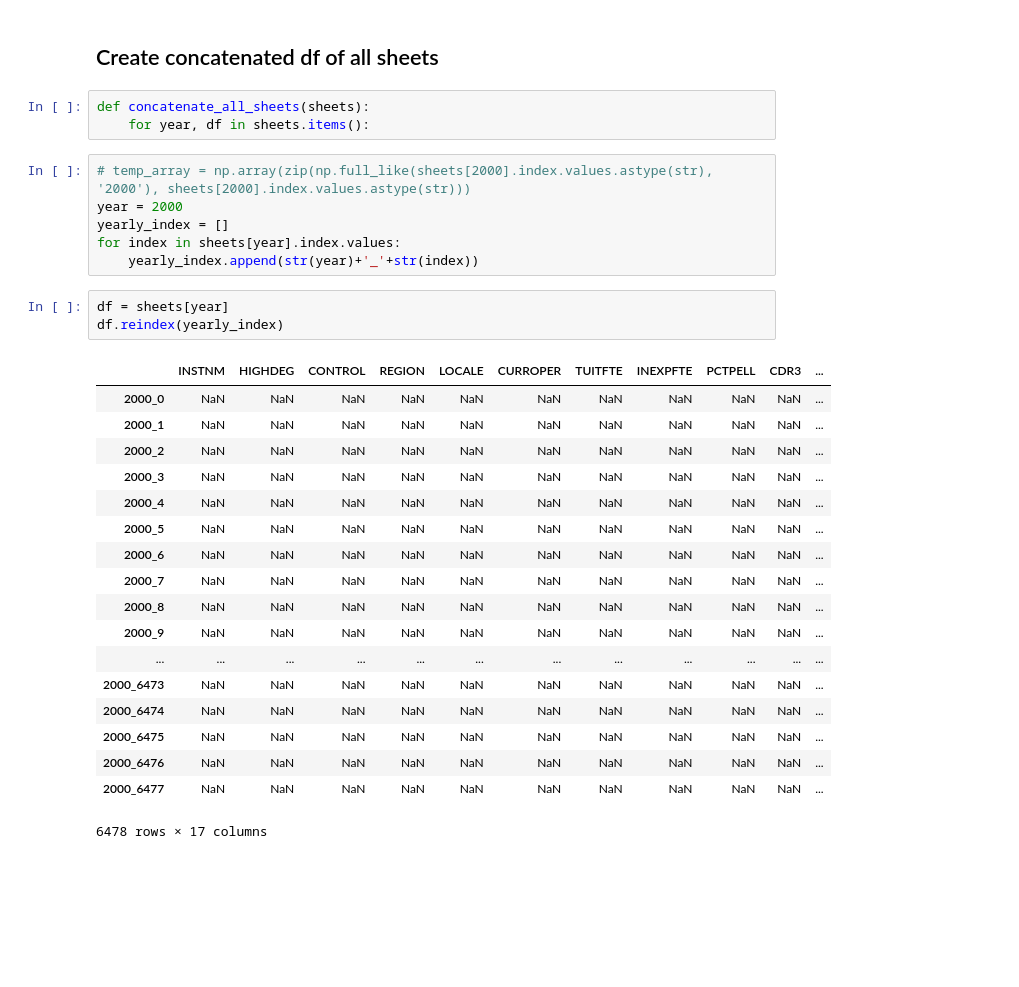
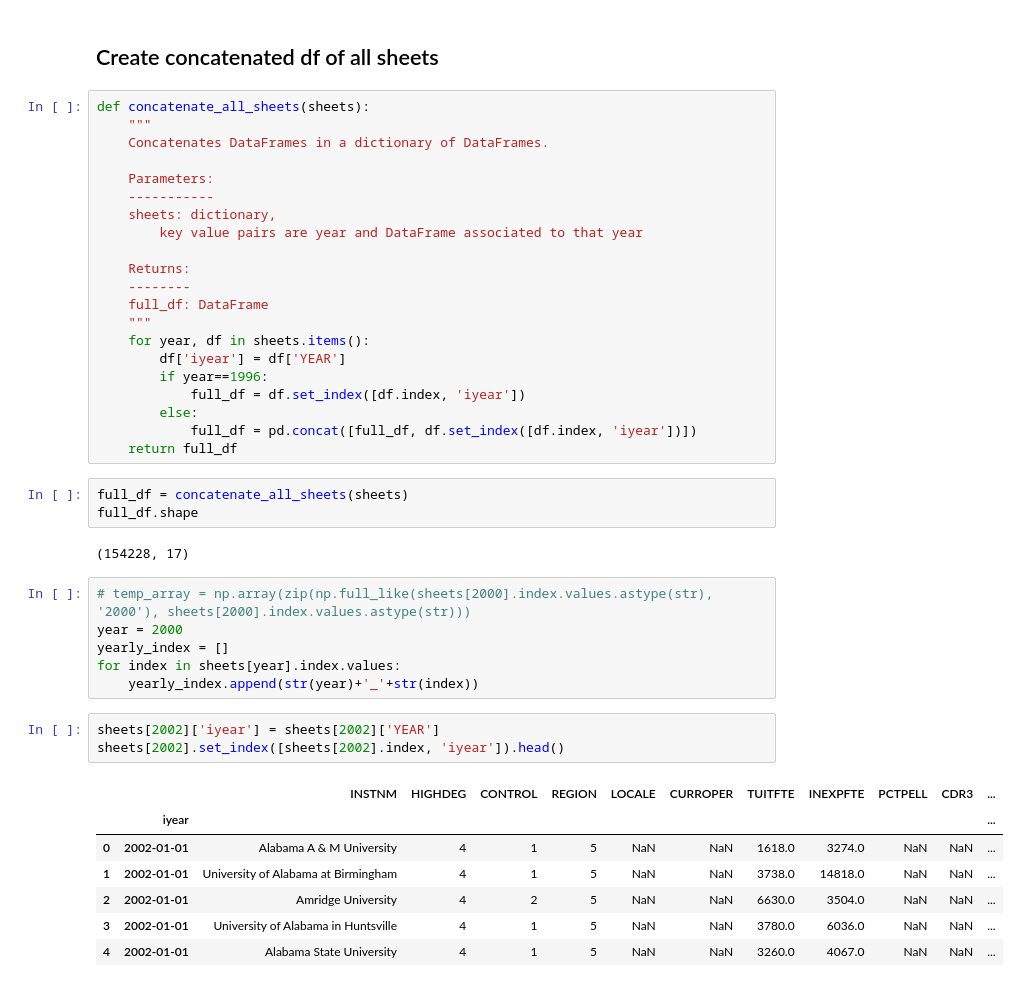
Before and after one commit to CliffordBridges/College-Scorecards-Uses-and-Insights, a Jupyter notebook: functions_test.ipynb, the cells around one changed output. Cells and saved outputs as stored; diff of their text form; blank space fills up the shorter version.

Commit message:
Add Concatenate Sheets Function

```diff
--- a/functions_test.ipynb
+++ b/functions_test.ipynb
@@ -253,34 +253,46 @@ columns = ['INSTNM', 'HIGHDEG', 'CONTROL', 'REGION', 'LOCALE', 'LO_INC_DEBT_N',
 sheets = read_in_CollegeScorecard(columns)
 # %% [markdown]
 ## Create concatenated df of all sheets
-# %%
-def concatenate_all_sheets(sheets):
-    for year, df in sheets.items():
+# %%
+def concatenate_all_sheets(sheets):
+    """
+    Concatenates DataFrames in a dictionary of DataFrames.
+
+    Parameters:
+    -----------
+    sheets: dictionary,
+        key value pairs are year and DataFrame associated to that year
+
+    Returns:
+    --------
+    full_df: DataFrame
+    """
+    for year, df in sheets.items():
+        df['iyear'] = df['YEAR']
+        if year==1996:
+            full_df = df.set_index([df.index, 'iyear'])
+        else:
+            full_df = pd.concat([full_df, df.set_index([df.index, 'iyear'])])
+    return full_df
+# %%
+full_df = concatenate_all_sheets(sheets)
+full_df.shape
+# %% [output]
+(154228, 17)
 # %%
 # temp_array = np.array(zip(np.full_like(sheets[2000].index.values.astype(str), '2000'), sheets[2000].index.values.astype(str)))
 year = 2000
 yearly_index = []
 for index in sheets[year].index.values:
     yearly_index.append(str(year)+'_'+str(index))
-# %%
-df = sheets[year]
-df.reindex(yearly_index)
-# %% [output]
-|  | INSTNM | HIGHDEG | CONTROL | REGION | LOCALE | CURROPER | TUITFTE | INEXPFTE | PCTPELL | CDR3 | ... |
-| 2000_0 | NaN | NaN | NaN | NaN | NaN | NaN | NaN | NaN | NaN | NaN | ... |
-| 2000_1 | NaN | NaN | NaN | NaN | NaN | NaN | NaN | NaN | NaN | NaN | ... |
-| 2000_2 | NaN | NaN | NaN | NaN | NaN | NaN | NaN | NaN | NaN | NaN | ... |
-| 2000_3 | NaN | NaN | NaN | NaN | NaN | NaN | NaN | NaN | NaN | NaN | ... |
-| 2000_4 | NaN | NaN | NaN | NaN | NaN | NaN | NaN | NaN | NaN | NaN | ... |
-| 2000_5 | NaN | NaN | NaN | NaN | NaN | NaN | NaN | NaN | NaN | NaN | ... |
-| 2000_6 | NaN | NaN | NaN | NaN | NaN | NaN | NaN | NaN | NaN | NaN | ... |
-| 2000_7 | NaN | NaN | NaN | NaN | NaN | NaN | NaN | NaN | NaN | NaN | ... |
-| 2000_8 | NaN | NaN | NaN | NaN | NaN | NaN | NaN | NaN | NaN | NaN | ... |
-| 2000_9 | NaN | NaN | NaN | NaN | NaN | NaN | NaN | NaN | NaN | NaN | ... |
-| ... | ... | ... | ... | ... | ... | ... | ... | ... | ... | ... | ... |
-| 2000_6473 | NaN | NaN | NaN | NaN | NaN | NaN | NaN | NaN | NaN | NaN | ... |
-| 2000_6474 | NaN | NaN | NaN | NaN | NaN | NaN | NaN | NaN | NaN | NaN | ... |
-| 2000_6475 | NaN | NaN | NaN | NaN | NaN | NaN | NaN | NaN | NaN | NaN | ... |
-| 2000_6476 | NaN | NaN | NaN | NaN | NaN | NaN | NaN | NaN | NaN | NaN | ... |
-| 2000_6477 | NaN | NaN | NaN | NaN | NaN | NaN | NaN | NaN | NaN | NaN | ... |
-6478 rows × 17 columns
+# %%
+sheets[2002]['iyear'] = sheets[2002]['YEAR']
+sheets[2002].set_index([sheets[2002].index, 'iyear']).head()
+# %% [output]
+|  |  | INSTNM | HIGHDEG | CONTROL | REGION | LOCALE | CURROPER | TUITFTE | INEXPFTE | PCTPELL | CDR3 | ... |
+|  | iyear |  |  |  |  |  |  |  |  |  |  | ... |
+| 0 | 2002-01-01 | Alabama A & M University | 4 | 1 | 5 | NaN | NaN | 1618.0 | 3274.0 | NaN | NaN | ... |
+| 1 | 2002-01-01 | University of Alabama at Birmingham | 4 | 1 | 5 | NaN | NaN | 3738.0 | 14818.0 | NaN | NaN | ... |
+| 2 | 2002-01-01 | Amridge University | 4 | 2 | 5 | NaN | NaN | 6630.0 | 3504.0 | NaN | NaN | ... |
+| 3 | 2002-01-01 | University of Alabama in Huntsville | 4 | 1 | 5 | NaN | NaN | 3780.0 | 6036.0 | NaN | NaN | ... |
+| 4 | 2002-01-01 | Alabama State University | 4 | 1 | 5 | NaN | NaN | 3260.0 | 4067.0 | NaN | NaN | ... |
```
Also changed, not shown: 1 other file.
